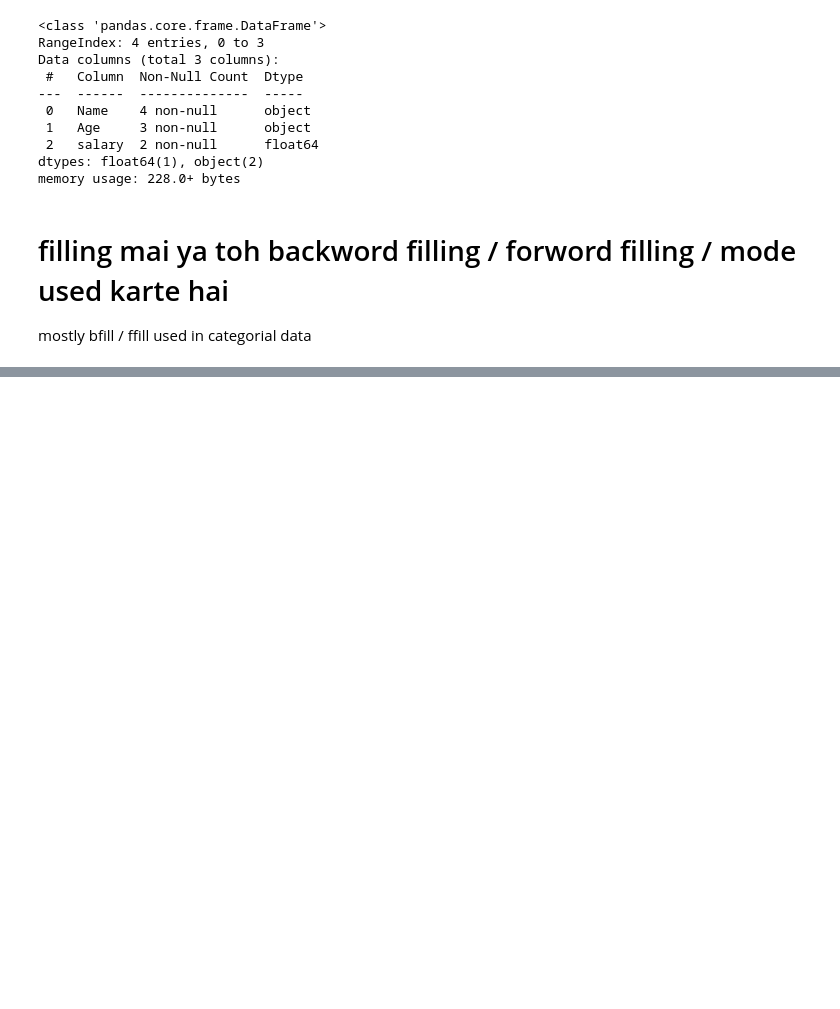
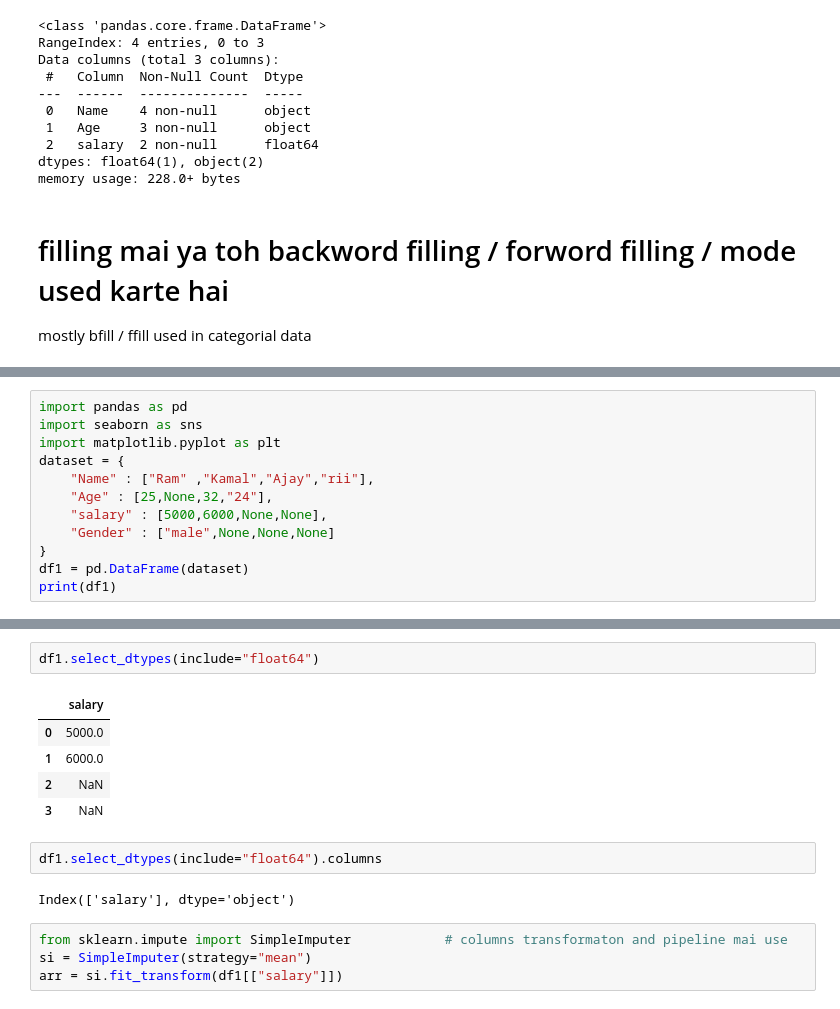
Before and after one commit to anjali801/Data-science-45-internship, a Jupyter notebook: Day22.ipynb, the cells around one changed output, grey strips where cells are left out. Cells and saved outputs as stored; diff of their text form; blank space fills up the shorter version.

```diff
--- a/Day22.ipynb
+++ b/Day22.ipynb
@@ -273,0 +338,12 @@ df.fillna(method="bfill")                 # backword filling
+# %%
+import pandas as pd
+import seaborn as sns
+import matplotlib.pyplot as plt
+dataset = {
+    "Name" : ["Ram" ,"Kamal","Ajay","rii"],
+    "Age" : [25,None,32,"24"],
+    "salary" : [5000,6000,None,None],
+    "Gender" : ["male",None,None,None]
+}
+df1 = pd.DataFrame(dataset)
+print(df1)
@@ -273,0 +379,16 @@ df.fillna(method="bfill")                 # backword filling
+# %%
+df1.select_dtypes(include="float64")
+# %% [output]
+|  | salary |
+| 0 | 5000.0 |
+| 1 | 6000.0 |
+| 2 | NaN |
+| 3 | NaN |
+# %%
+df1.select_dtypes(include="float64").columns
+# %% [output]
+Index(['salary'], dtype='object')
+# %%
+from sklearn.impute import SimpleImputer            # columns transformaton and pipeline mai use
+si = SimpleImputer(strategy="mean")
+arr = si.fit_transform(df1[["salary"]])
```
Also changed, not shown: parts of 14 cells of this notebook.
